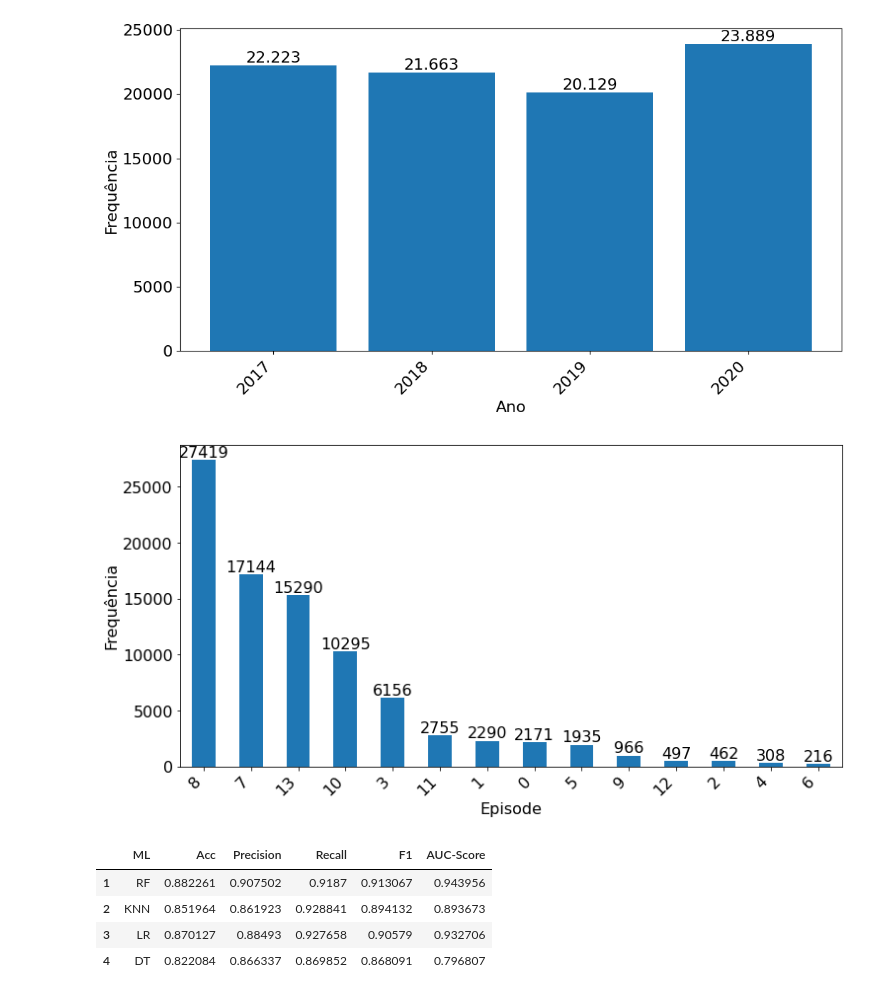
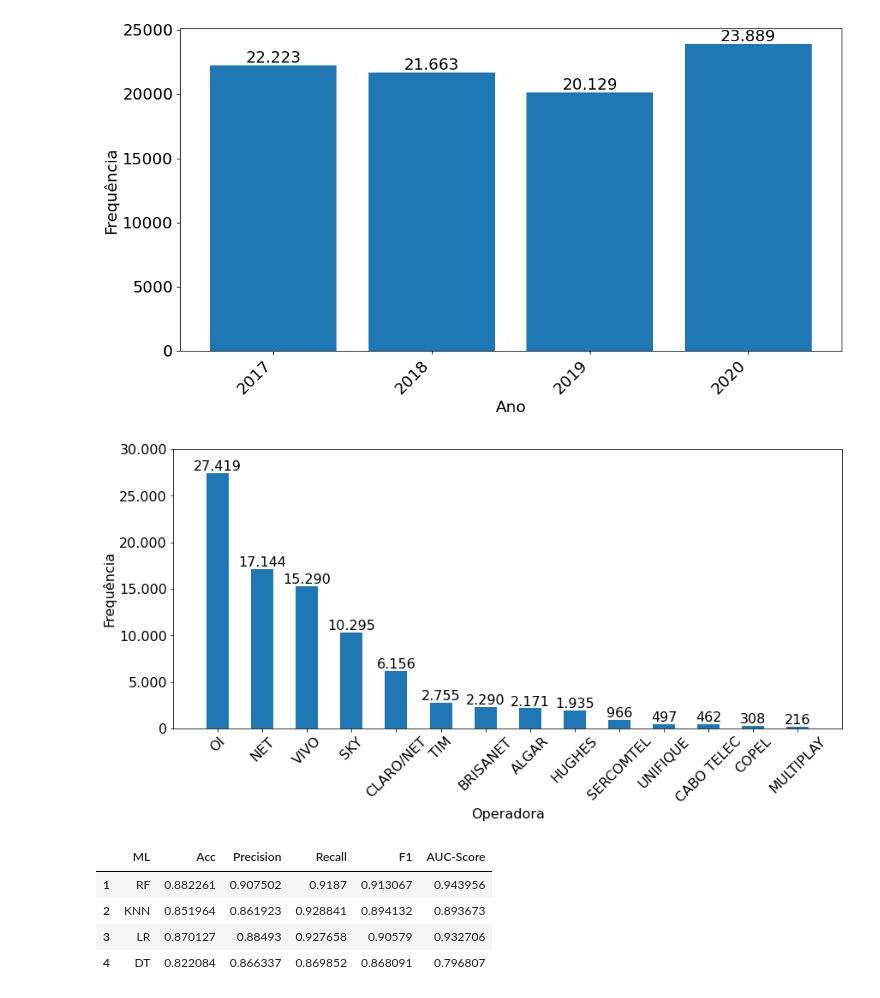
Before and after one commit to mrelero/machine-learning-anatel-database, a Jupyter notebook: ML_Techs/paper-enegep.ipynb, the cells around one changed output. Drawn from its saved outputs; the diff is of its cells as text; code cells hidden in the pictures.

Commit message:
Ajuste grafico Operadora

```diff
--- a/ML_Techs/paper-enegep.ipynb
+++ b/ML_Techs/paper-enegep.ipynb
@@ -45,7 +45,7 @@ Data_Filter = Data_Filter[ dados["ANO_BASE"] > 2016]
 
 
 Data_Filter["ESTADO"] = Data_Filter["ESTADO"].astype('category').cat.codes
-Data_Filter["OPERADORA"] = Data_Filter["OPERADORA"].astype('category').cat.codes
+#Data_Filter["OPERADORA"] = Data_Filter["OPERADORA"].astype('category').cat.codes
 Data_Filter.drop("Q2", inplace= True, axis = 1)
 Data_Filter.drop("Q2_1", inplace= True, axis = 1)
 Data_Filter.drop("Q2_2", inplace= True, axis = 1)
@@ -187,18 +187,26 @@ plt.show
 <function matplotlib.pyplot.show(close=None, block=None)>
 [figure]
 # %%
+
+y2 = list()
+for i in Data_Filter.value_counts("OPERADORA"):
+    y2.append("{:,}".format(i).replace(",", "."))
+
 
 ax = Data_Filter.value_counts("OPERADORA").plot.bar()
 #ax.set_xlim([-1,9.5])
-ax.bar_label(ax.containers[0], fontsize = 16)
-plt.gcf().set_size_inches(12, 6)
-plt.xlabel("Episode", fontsize = 16)
-plt.xticks( rotation=45, horizontalalignment='right', fontsize = 16)
+ax.bar_label(ax.containers[0],labels = y2 , fontsize = 16)
+plt.gcf().set_size_inches(14, 6)
+plt.xlabel("Operadora", fontsize = 16)
+ax.set_ylim([0,30000])
+ax.set_xlim([-1, 14])
+plt.xticks( rotation=45, fontsize = 16)
 plt.yticks (fontsize = 16)
+ax.set_yticklabels([0, "5.000", "10.000", "15.000", "20.000", "25.000", "30.000"])
 plt.ylabel("Frequência", fontsize = 16)
 plt.show()
 # %% [output]
-[figure, old version]
+[figure, new version]
 # %%
 def plot_roc_curve(fpr, tpr, legenda):
     plt.rcParams['axes.formatter.use_locale'] = True
```
Also changed, not shown: 1 other file.
